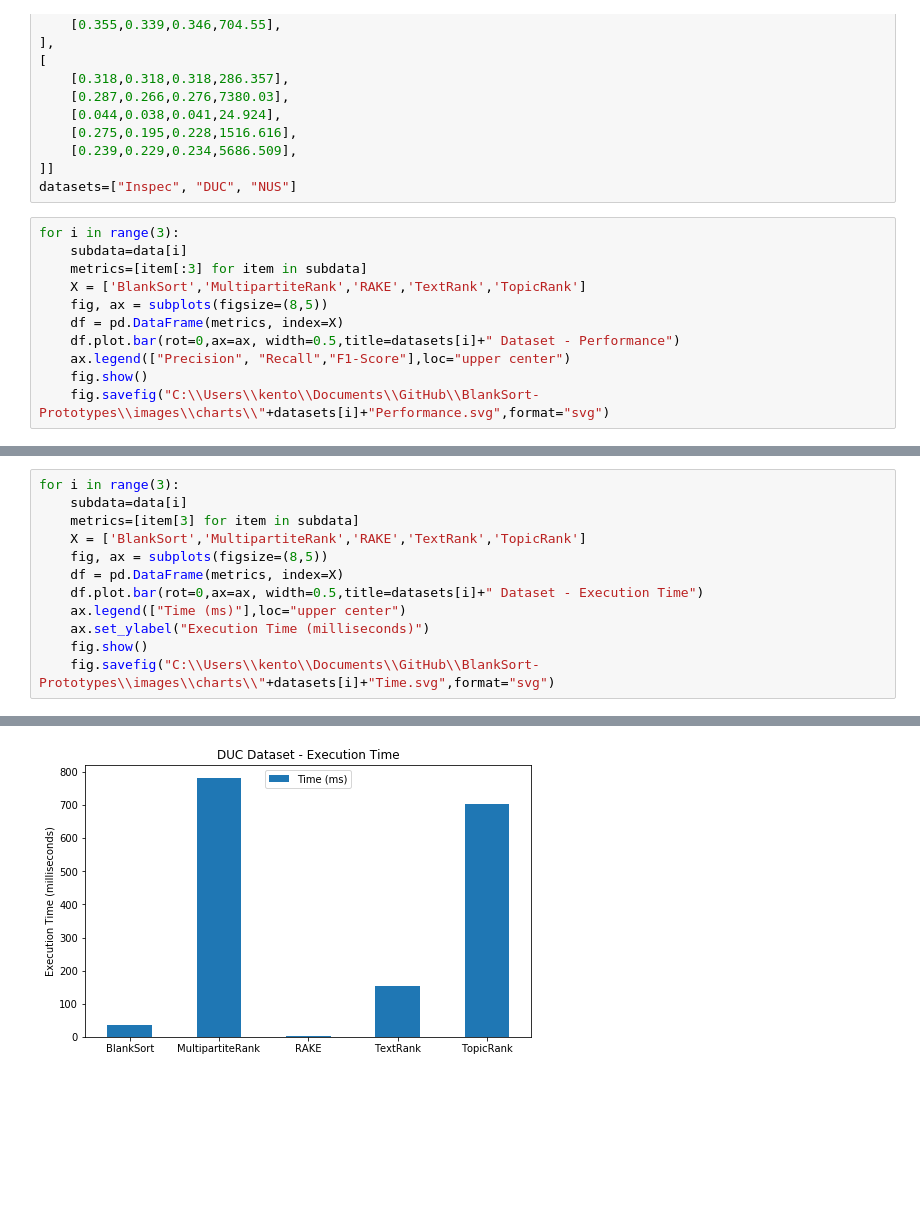
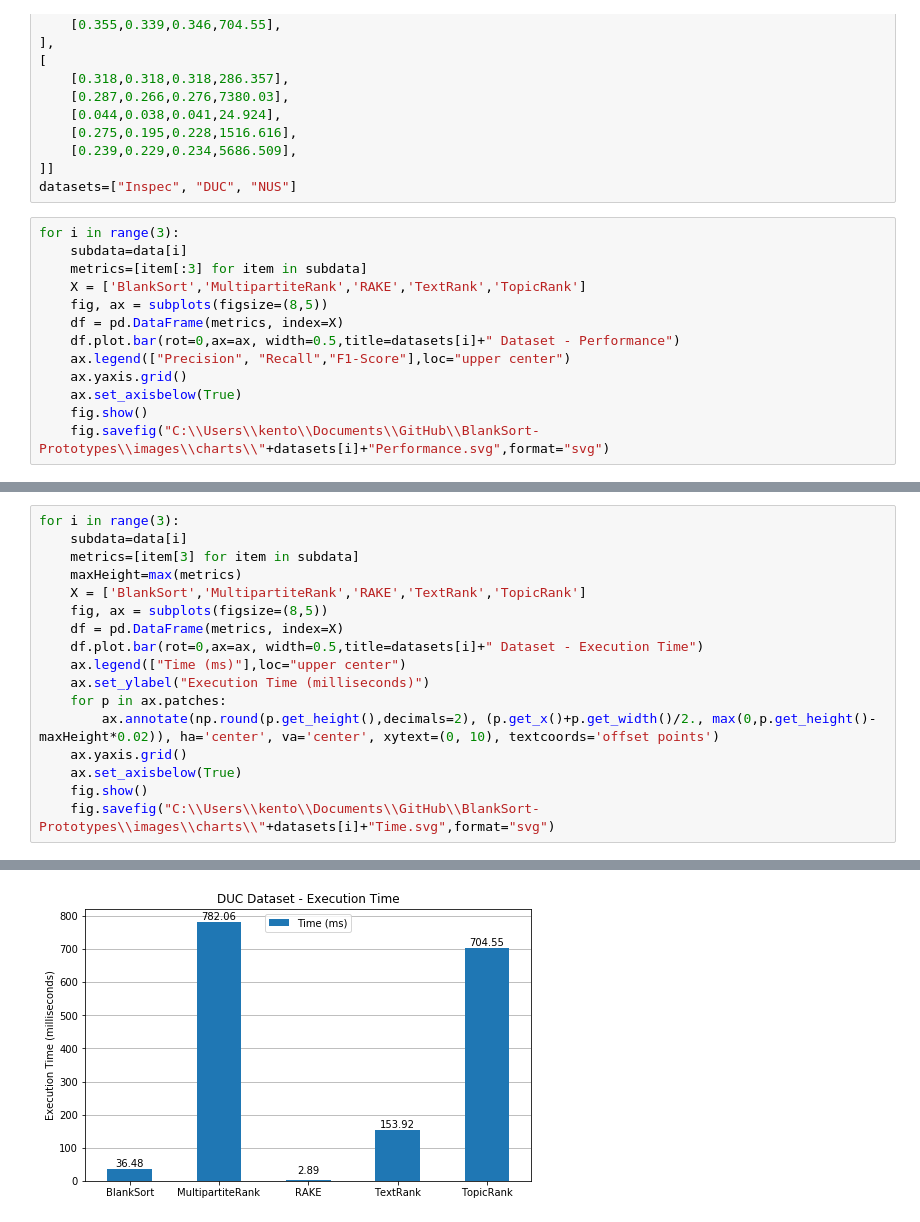
Before and after one commit to KentoNishi/BlankSort-Prototypes, a Jupyter notebook: utils/graphs.ipynb, the cells around one changed output, grey strips where cells are left out. Saved outputs shown, nothing was run; the diff lists cells and outputs as text; blank space fills up the shorter version.

Commit message:
Added lines for graphs

```diff
--- a/utils/graphs.ipynb
+++ b/utils/graphs.ipynb
@@ -34,6 +34,8 @@ for i in range(3):
     df = pd.DataFrame(metrics, index=X)
     df.plot.bar(rot=0,ax=ax, width=0.5,title=datasets[i]+" Dataset - Performance")
     ax.legend(["Precision", "Recall","F1-Score"],loc="upper center")
+    ax.yaxis.grid()
+    ax.set_axisbelow(True)
     fig.show()
     fig.savefig("C:\\Users\\kento\\Documents\\GitHub\\BlankSort-Prototypes\\images\\charts\\"+datasets[i]+"Performance.svg",format="svg")
 # %% [output]
@@ -44,12 +46,17 @@ for i in range(3):
 for i in range(3):
     subdata=data[i]
     metrics=[item[3] for item in subdata]
+    maxHeight=max(metrics)
     X = ['BlankSort','MultipartiteRank','RAKE','TextRank','TopicRank']
     fig, ax = subplots(figsize=(8,5))
     df = pd.DataFrame(metrics, index=X)
     df.plot.bar(rot=0,ax=ax, width=0.5,title=datasets[i]+" Dataset - Execution Time")
     ax.legend(["Time (ms)"],loc="upper center")
     ax.set_ylabel("Execution Time (milliseconds)")
+    for p in ax.patches:
+        ax.annotate(np.round(p.get_height(),decimals=2), (p.get_x()+p.get_width()/2., max(0,p.get_height()-maxHeight*0.02)), ha='center', va='center', xytext=(0, 10), textcoords='offset points')
+    ax.yaxis.grid()
+    ax.set_axisbelow(True)
     fig.show()
     fig.savefig("C:\\Users\\kento\\Documents\\GitHub\\BlankSort-Prototypes\\images\\charts\\"+datasets[i]+"Time.svg",format="svg")
 # %% [output]
@@ -57 +64 @@ for i in range(3):
-[figure, old version]
+[figure, new version]
```
Also changed, not shown: parts of 2 cells of this notebook, 6 other files.
